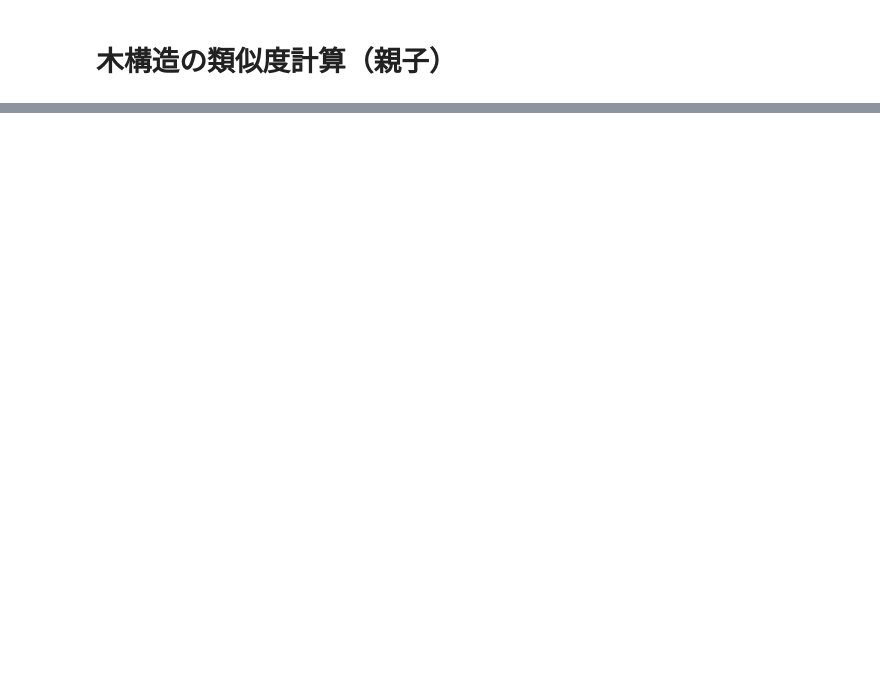
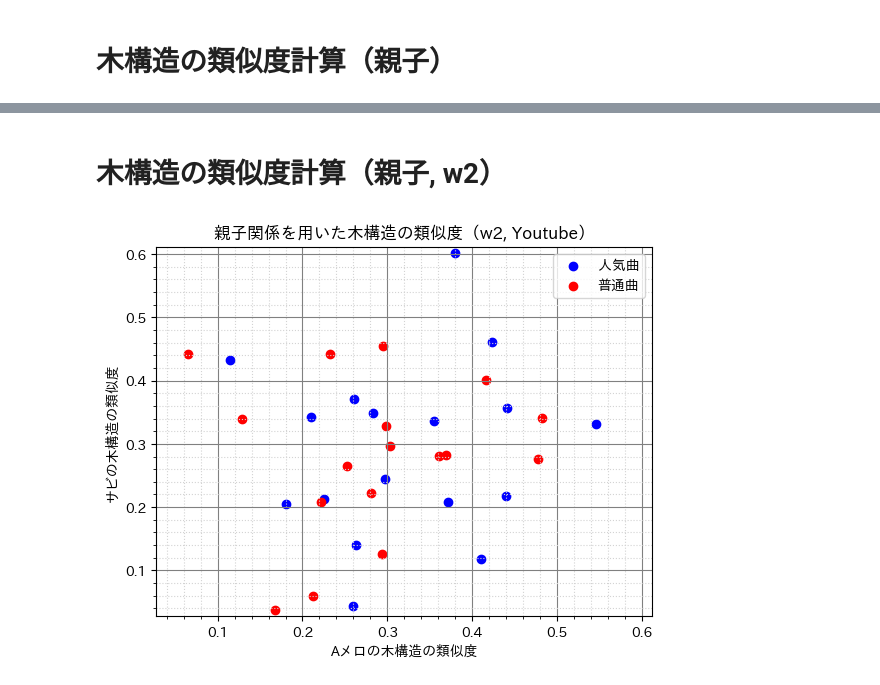
Before and after one commit to tsubasasugawara/lyrics_melody_analyzer, a Jupyter notebook: notebooks/ALL.ipynb, the cells around one changed output, grey strips where cells are left out. Saved outputs shown, nothing was run; the diff lists cells and outputs as text; code cells hidden in the pictures; blank space fills up the shorter version.

```diff
--- a/notebooks/ALL.ipynb
+++ b/notebooks/ALL.ipynb
@@ -97,0 +98,11 @@ scatter(rates, xy_min_tspc, xy_max_tspc, ["spotify_id"], "spotify_popularity", "
+# %% [markdown]
+# 木構造の類似度計算（親子, w2）
+# %%
+rates, xy_min_tspc, xy_max_tspc = preprocess([
+    pd.concat([df_yorushika, pd.read_csv("csv/ヨルシカ_tspc_w2_20231119.csv")], axis=1),
+    pd.concat([df_greeeen, pd.read_csv("csv/GReeeeN_tspc_w2_20231119.csv")], axis=1),
+])
+# %%
+scatter(rates, xy_min_tspc, xy_max_tspc, ["youtube_url"], "youtube_play_times", "親子関係を用いた木構造の類似度（w2, Youtube）", "Aメロの木構造の類似度", "サビの木構造の類似度")
+# %% [output]
+[figure, added]
```
Also changed, not shown: parts of 9 cells of this notebook, 3 other files.
